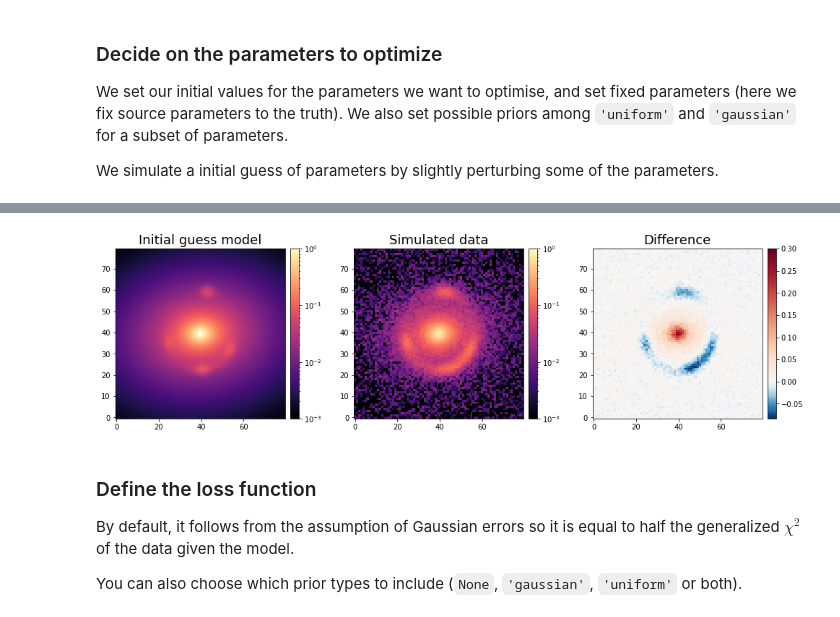
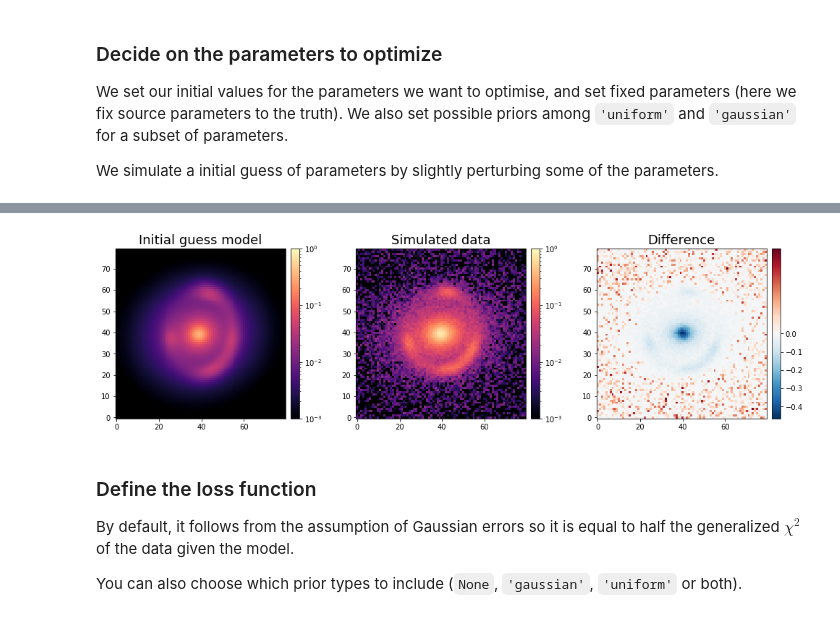
Before and after one commit to Herculens/herculens_workspace, a Jupyter notebook: notebooks/herculens__Starting_guide.ipynb, the cells around one changed output, grey strips where cells are left out. Saved outputs shown, nothing was run; the diff lists cells and outputs as text; code cells hidden in the pictures.

```diff
--- a/notebooks/herculens__Starting_guide.ipynb
+++ b/notebooks/herculens__Starting_guide.ipynb
@@ -269,24 +480,27 @@ Parameter names: ['theta_E-lens-0', 'e1-lens-0', 'e2-lens-0', 'gamma1-lens-1', '
 # %%
 # visualize initial guess
+init_params = prob_model.get_sample(seed=48)
+kwargs_init = prob_model.params2kwargs(init_params)
+#deepcopy(kwargs_all_input)
 initial_model = lens_image.model(**kwargs_init)
 
 fig, axes = plt.subplots(1, 3, figsize=(14, 4))
 ax = axes[0]
 ax.set_title("Initial guess model", fontsize=FS)
 im = ax.imshow(initial_model, origin='lower', norm=plotter.norm_flux, cmap=plotter.cmap_flux)
 plot_util.nice_colorbar(im)
 ax = axes[1]
 ax.set_title("Simulated data", fontsize=FS)
 im = ax.imshow(data, origin='lower', norm=plotter.norm_flux, cmap=plotter.cmap_flux)
 plot_util.nice_colorbar(im)
 ax = axes[2]
 ax.set_title("Difference", fontsize=FS)
 im = ax.imshow(initial_model - data, origin='lower', norm=TwoSlopeNorm(0), cmap=plotter.cmap_res)
 plot_util.nice_colorbar(im)
 fig.tight_layout()
 plt.show()
 # %% [output]
-[figure, old version]
+[figure, new version]
 # %% [markdown]
 ### Define the loss function
 
```
Also changed, not shown: parts of 31 cells of this notebook.
